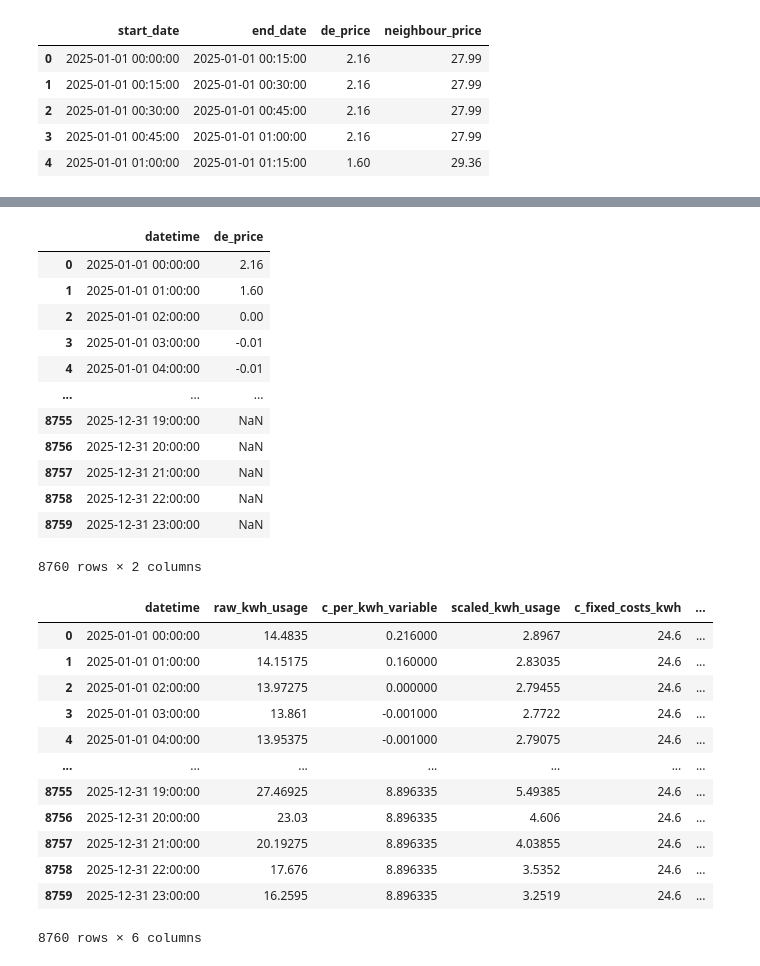
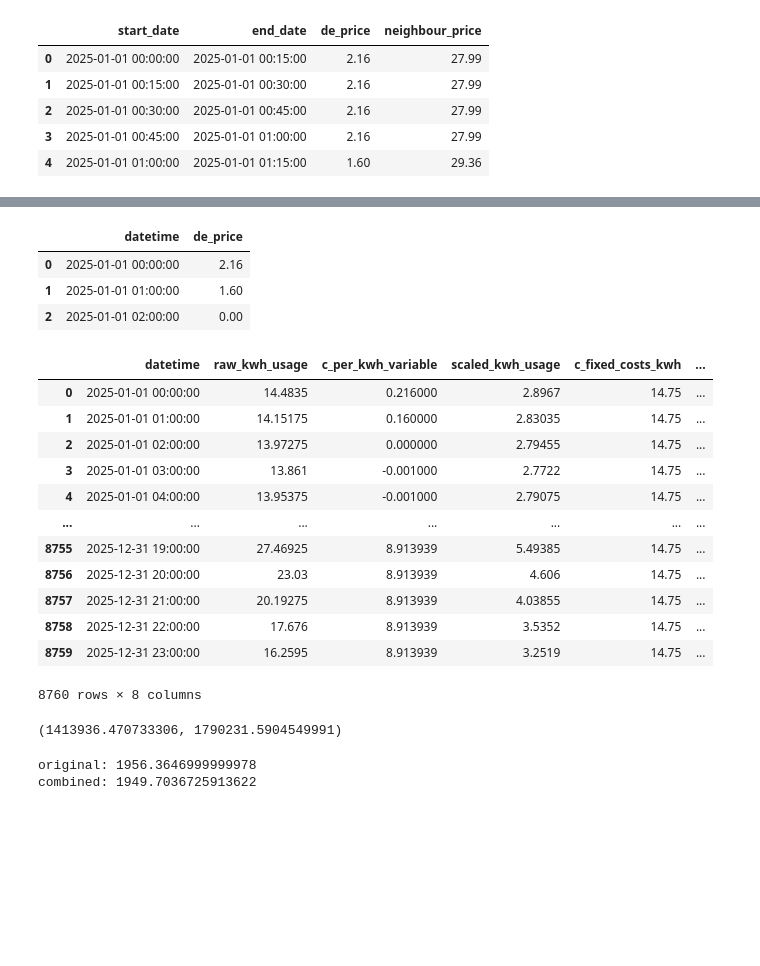
Before and after one commit to NeilSinclair/electricy-model, a Jupyter notebook: data-analysis.ipynb, the cells around one changed output, grey strips where cells are left out. Drawn from its saved outputs; the diff is of its cells as text; code cells hidden in the pictures; blank space fills up the shorter version.

```diff
--- a/data-analysis.ipynb
+++ b/data-analysis.ipynb
@@ -4,7 +4,7 @@ from datetime import datetime as dt
 import matplotlib.pyplot as plt
 import holidays
 # %%
-data = pd.read_excel("/Users/neil.sinclair@diconium.com/Projects/electricy-model/data/energy_profile.xlsx", header=2)
+data = pd.read_excel("data/energy_profile.xlsx", header=2)
 data.drop(columns=["Unnamed: 0"], inplace=True)
 
 months = ["January", "February", "March", "April", "May", "June", "July", "August", "September", "October", "November", "December"]
@@ -124,7 +119,7 @@ day_ahead.head()
 | 3 | 2025-01-01 00:45:00 | 2025-01-01 01:00:00 | 2.16 | 27.99 |
 | 4 | 2025-01-01 01:00:00 | 2025-01-01 01:15:00 | 1.60 | 29.36 |
 # %%
-df_combined = df.merge(
+df_combined = df_hourly.merge(
     day_ahead[["start_date", "de_price", "neighbour_price"]],
     left_on="datetime",
     right_on="start_date",
@@ -155,34 +156,26 @@ Text(0.5, 1.0, 'Distribution of Day-Ahead Prices (Germany/Luxembourg)')
 # %%
 day_ahead_hourly = pd.DataFrame(df_combined.resample("h", on="datetime")["de_price"].mean()).reset_index()
-day_ahead_hourly
+day_ahead_hourly.head(3)
 # %% [output]
 |  | datetime | de_price |
 | 0 | 2025-01-01 00:00:00 | 2.16 |
 | 1 | 2025-01-01 01:00:00 | 1.60 |
 | 2 | 2025-01-01 02:00:00 | 0.00 |
-| 3 | 2025-01-01 03:00:00 | -0.01 |
-| 4 | 2025-01-01 04:00:00 | -0.01 |
-| ... | ... | ... |
-| 8755 | 2025-12-31 19:00:00 | NaN |
-| 8756 | 2025-12-31 20:00:00 | NaN |
-| 8757 | 2025-12-31 21:00:00 | NaN |
-| 8758 | 2025-12-31 22:00:00 | NaN |
-| 8759 | 2025-12-31 23:00:00 | NaN |
-8760 rows × 2 columns
 # %%
 ANNUAL_USAGE = 2_00_000
 SCALE_FACTOR = ANNUAL_USAGE /1_000_000
 FLAT_RATE_C_PER_KWH = 30
+BATTERY_INEFFICIENCY_FACTOR = 1.2 # The amount of extra electricity we need to store
+ELECTRICITY_SHIFT_PROPORTION = 1.0
 
 # additional costs
-NET_USAGE = 8.71
+NETWORK_USAGE = 8.71
 TAX_RATE = 0.19
 ELECTRICITY_TAX = 2.05
 ADDITIONAL_COST = 1.88
 KONZESSION = 1.66
-GRID_FEES = 9.85
 CHP_SURCHARGE = 0.45
-COMBINED_ADDITIONAL_COSTS = NET_USAGE + ELECTRICITY_TAX + ADDITIONAL_COST + KONZESSION + GRID_FEES + CHP_SURCHARGE
+COMBINED_ADDITIONAL_COSTS = NETWORK_USAGE + ELECTRICITY_TAX + ADDITIONAL_COST + KONZESSION + CHP_SURCHARGE
 
 df_usage_and_price = df_hourly.merge(
     day_ahead_hourly,
@@ -201,23 +194,25 @@ df_usage_and_price["c_total_variable_cost"] = (
     (df_usage_and_price["scaled_kwh_usage"] * (df_usage_and_price["c_per_kwh_variable"] + df_usage_and_price["c_fixed_costs_kwh"])) * (1 + TAX_RATE)
 )
 
-
-# df_usage_and_price["c_additional_variable_cost"] = df_usage_and_price["scaled_kwh_usage"] * df_usage_and_price["c_additional_costs_kwh"]
-# df_usage_and_price["c_final_cost"]  = (df_usage_and_price["c_raw_variable_cost"] + df_usage_and_price["c_additional_variable_cost"]) * (1 + TAX_RATE)
-# df_usage_and_price["flat_rate_cost"] = FLAT_RATE_C_PER_KWH
+df_usage_and_price["c_per_kwh_flat_rate_cost"] = FLAT_RATE_C_PER_KWH
+df_usage_and_price["c_total_flat_cost"] = (df_usage_and_price["c_per_kwh_flat_rate_cost"] * df_usage_and_price["scaled_kwh_usage"]) * (1+TAX_RATE)
 
 df_usage_and_price
 # %% [output]
 |  | datetime | raw_kwh_usage | c_per_kwh_variable | scaled_kwh_usage | c_fixed_costs_kwh | ... |
-| 0 | 2025-01-01 00:00:00 | 14.4835 | 0.216000 | 2.8967 | 24.6 | ... |
-| 1 | 2025-01-01 01:00:00 | 14.15175 | 0.160000 | 2.83035 | 24.6 | ... |
-| 2 | 2025-01-01 02:00:00 | 13.97275 | 0.000000 | 2.79455 | 24.6 | ... |
-| 3 | 2025-01-01 03:00:00 | 13.861 | -0.001000 | 2.7722 | 24.6 | ... |
-| 4 | 2025-01-01 04:00:00 | 13.95375 | -0.001000 | 2.79075 | 24.6 | ... |
+| 0 | 2025-01-01 00:00:00 | 14.4835 | 0.216000 | 2.8967 | 14.75 | ... |
+| 1 | 2025-01-01 01:00:00 | 14.15175 | 0.160000 | 2.83035 | 14.75 | ... |
+| 2 | 2025-01-01 02:00:00 | 13.97275 | 0.000000 | 2.79455 | 14.75 | ... |
+| 3 | 2025-01-01 03:00:00 | 13.861 | -0.001000 | 2.7722 | 14.75 | ... |
+| 4 | 2025-01-01 04:00:00 | 13.95375 | -0.001000 | 2.79075 | 14.75 | ... |
 | ... | ... | ... | ... | ... | ... | ... |
-| 8755 | 2025-12-31 19:00:00 | 27.46925 | 8.896335 | 5.49385 | 24.6 | ... |
-| 8756 | 2025-12-31 20:00:00 | 23.03 | 8.896335 | 4.606 | 24.6 | ... |
-| 8757 | 2025-12-31 21:00:00 | 20.19275 | 8.896335 | 4.03855 | 24.6 | ... |
-| 8758 | 2025-12-31 22:00:00 | 17.676 | 8.896335 | 3.5352 | 24.6 | ... |
-| 8759 | 2025-12-31 23:00:00 | 16.2595 | 8.896335 | 3.2519 | 24.6 | ... |
+| 8755 | 2025-12-31 19:00:00 | 27.46925 | 8.913939 | 5.49385 | 14.75 | ... |
+| 8756 | 2025-12-31 20:00:00 | 23.03 | 8.913939 | 4.606 | 14.75 | ... |
+| 8757 | 2025-12-31 21:00:00 | 20.19275 | 8.913939 | 4.03855 | 14.75 | ... |
+| 8758 | 2025-12-31 22:00:00 | 17.676 | 8.913939 | 3.5352 | 14.75 | ... |
+| 8759 | 2025-12-31 23:00:00 | 16.2595 | 8.913939 | 3.2519 | 14.75 | ... |
-8760 rows × 6 columns
+8760 rows × 8 columns
+# %%
+df_usage_and_price.c_total_variable_cost.sum(), df_usage_and_price.c_total_flat_cost.sum()
+# %% [output]
+(1413936.470733306, 1790231.5904549991)
@@ -223,0 +252,13 @@ df_usage_and_price
+# %%
+df_temp = df_usage_and_price[(df_usage_and_price["datetime"] >= "2025-02-01") & (df_usage_and_price["datetime"] <= "2025-02-14")]
+# df_snippet = scale_usage_for_shifted_electricity(df_temp, ELECTRICITY_SHIFT_PROPORTION)
+df_snippet = shift_fraction(df_temp, ELECTRICITY_SHIFT_PROPORTION)
+
+# df_snippet["shifted_usage_scaled"] = df_snippet["shifted_usage"] * BATTERY_INEFFICIENCY_FACTOR
+
+df_snippet["c_total_variable_shifted_cost"] = (
+    (df_snippet["combined_shifted_scaled_usage_kwh"] * (df_snippet["c_per_kwh_variable"] + df_snippet["c_fixed_costs_kwh"])) * (1 + TAX_RATE)
+)
+# %% [output]
+original: 1956.3646999999978
+combined: 1949.7036725913622
```
Also changed, not shown: parts of 12 cells of this notebook.
